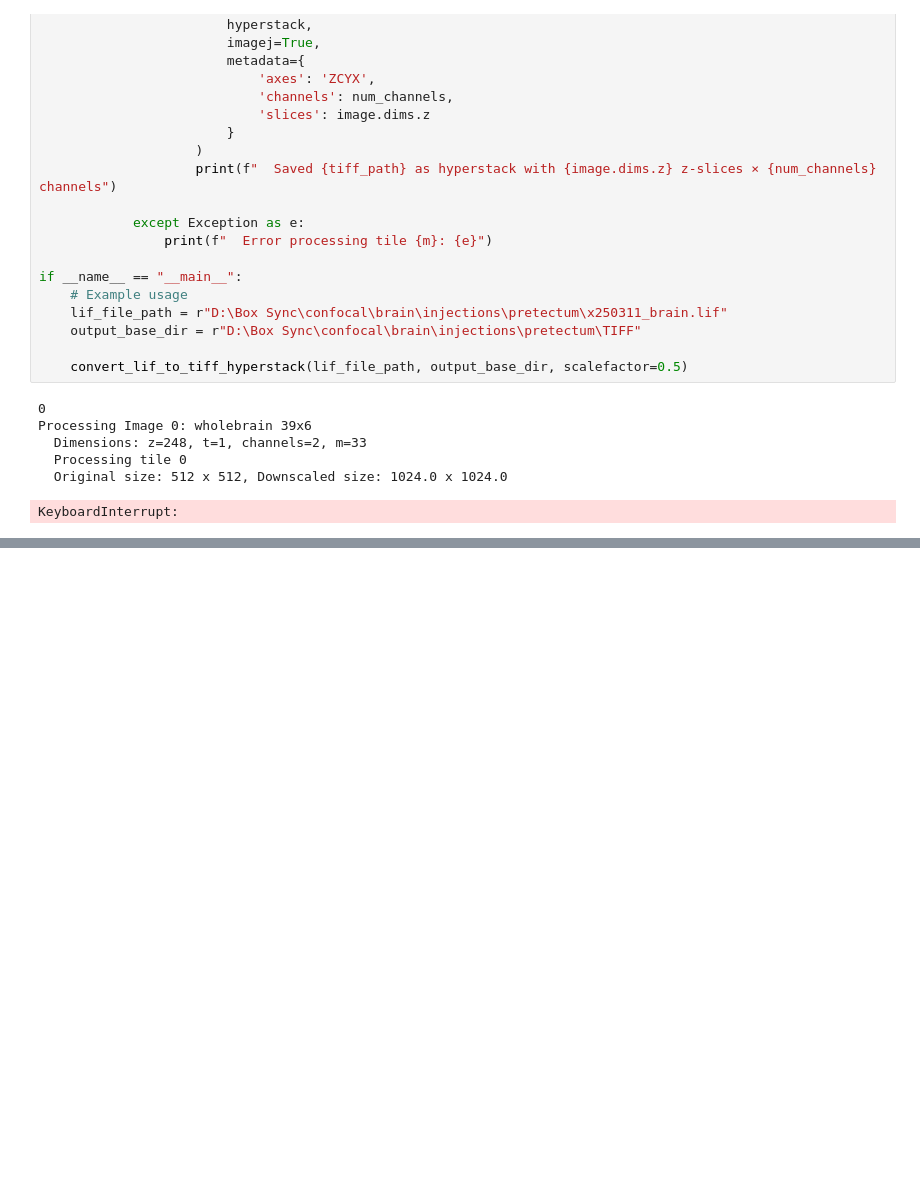
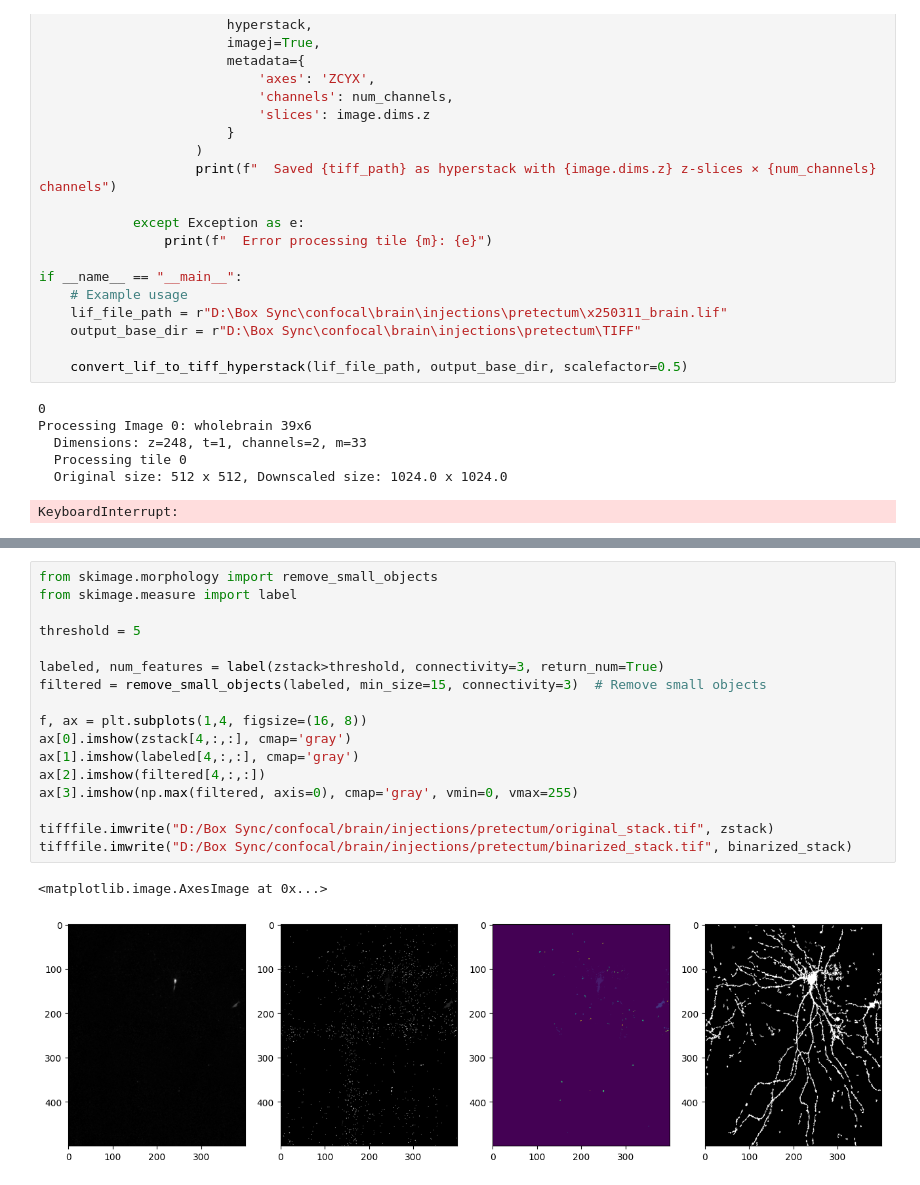
Before and after one commit to MForsthofer/rgc_reconstruction, a Jupyter notebook: dev/segmentation.ipynb, the cells around one changed output, grey strips where cells are left out. Cells and saved outputs as stored; diff of their text form; blank space fills up the shorter version.

```diff
--- a/dev/segmentation.ipynb
+++ b/dev/segmentation.ipynb
@@ -312,0 +289,20 @@ tifffile.imwrite("binarized_stack.tif", processed_stack)
+# %%
+from skimage.morphology import remove_small_objects
+from skimage.measure import label
+
+threshold = 5
+
+labeled, num_features = label(zstack>threshold, connectivity=3, return_num=True)
+filtered = remove_small_objects(labeled, min_size=15, connectivity=3)  # Remove small objects
+
+f, ax = plt.subplots(1,4, figsize=(16, 8))
+ax[0].imshow(zstack[4,:,:], cmap='gray')
+ax[1].imshow(labeled[4,:,:], cmap='gray')
+ax[2].imshow(filtered[4,:,:])
+ax[3].imshow(np.max(filtered, axis=0), cmap='gray', vmin=0, vmax=255)
+
+tifffile.imwrite("D:/Box Sync/confocal/brain/injections/pretectum/original_stack.tif", zstack)
+tifffile.imwrite("D:/Box Sync/confocal/brain/injections/pretectum/binarized_stack.tif", binarized_stack)
+# %% [output]
+<matplotlib.image.AxesImage at 0x...>
+[figure, added]
```
Also changed, not shown: parts of 3 cells of this notebook, 1 other file.
